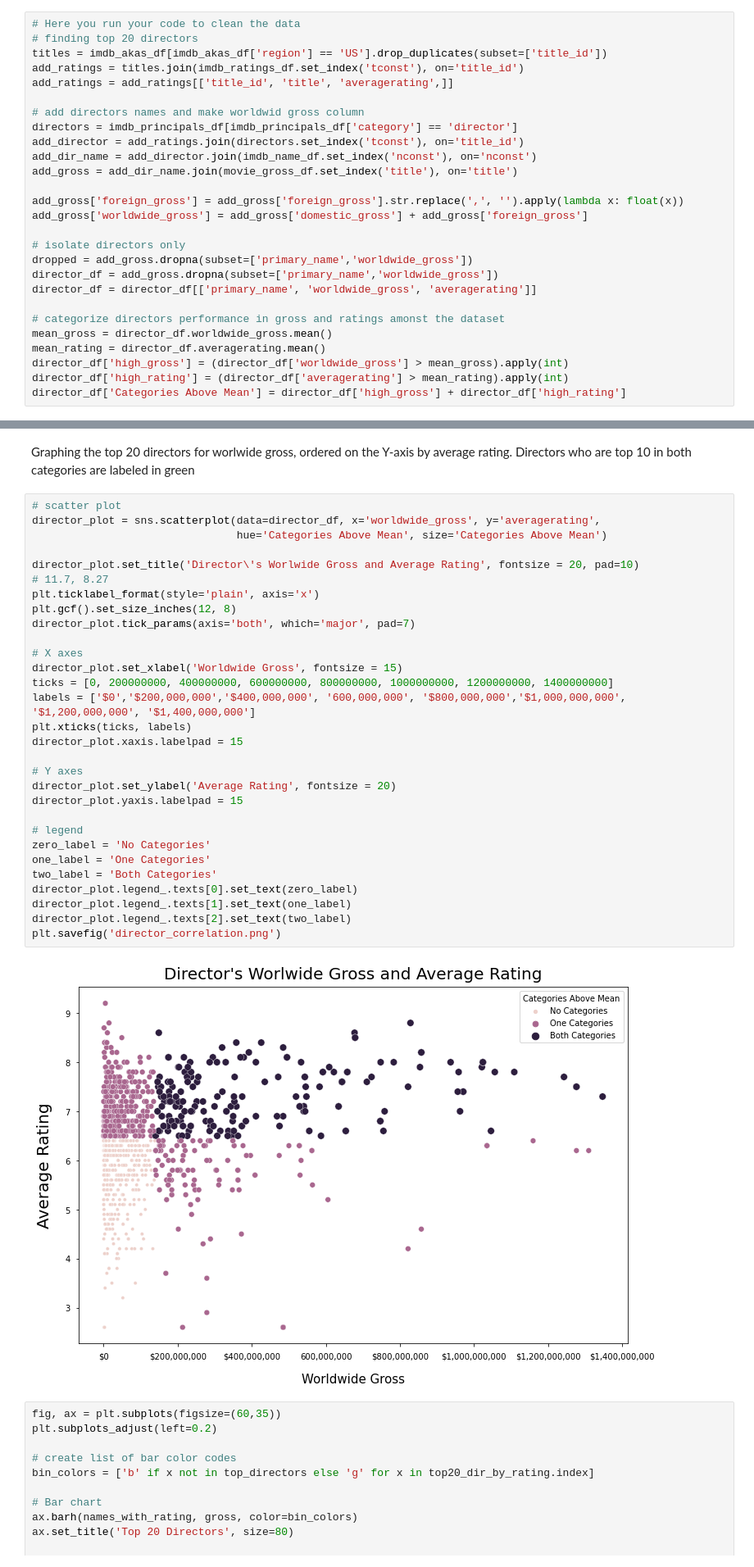
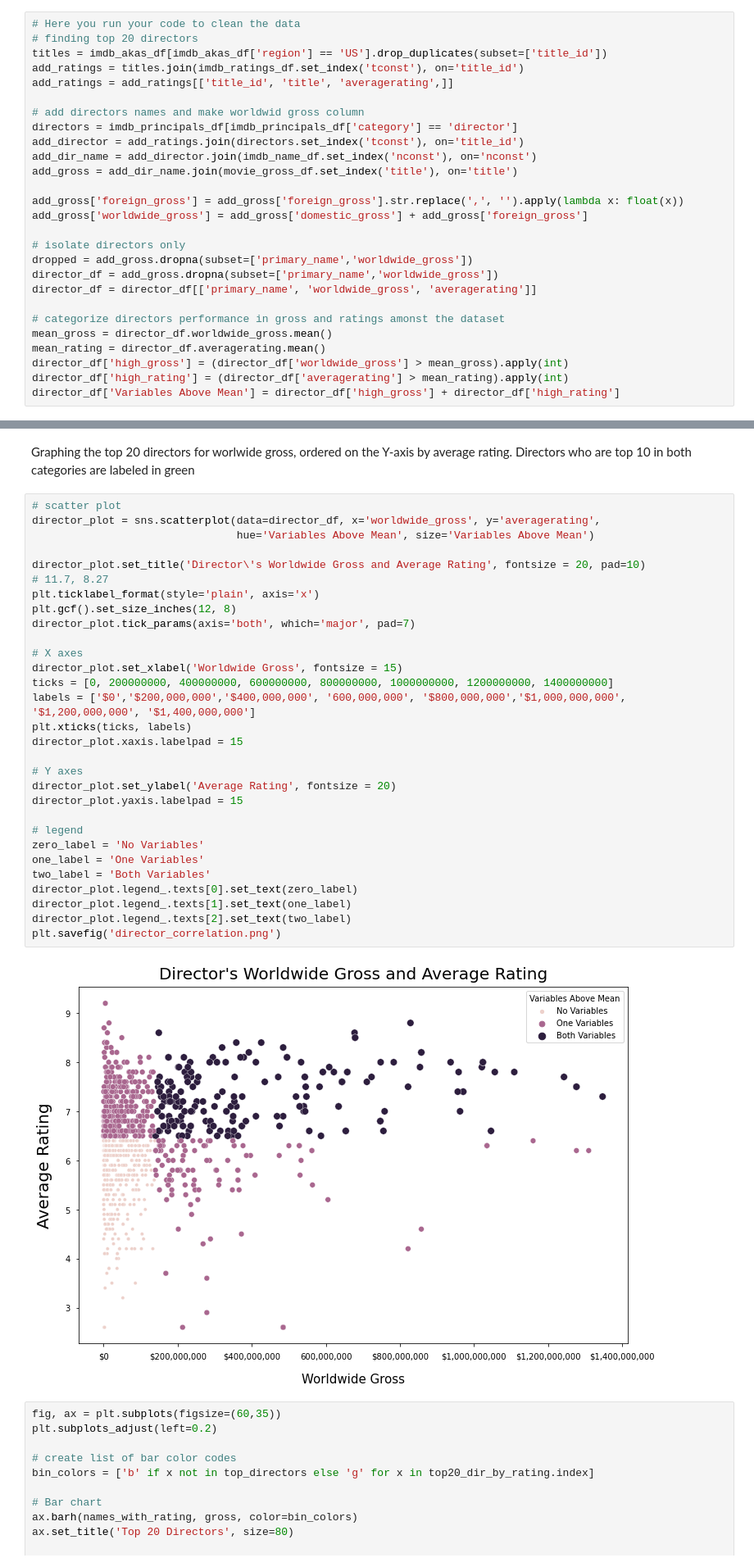
Before and after one commit to zach-hanly/microsoft_movie_project, a Jupyter notebook: zach/dsc-phase1-project-template.ipynb, the cells around one changed output, grey strips where cells are left out. Shown at 82% size. Saved outputs shown, nothing was run; the diff lists cells and outputs as text.

```diff
--- a/zach/dsc-phase1-project-template.ipynb
+++ b/zach/dsc-phase1-project-template.ipynb
@@ -100,7 +100,7 @@ mean_gross = director_df.worldwide_gross.mean()
 mean_rating = director_df.averagerating.mean()
 director_df['high_gross'] = (director_df['worldwide_gross'] > mean_gross).apply(int)
 director_df['high_rating'] = (director_df['averagerating'] > mean_rating).apply(int)
-director_df['Categories Above Mean'] = director_df['high_gross'] + director_df['high_rating']
+director_df['Variables Above Mean'] = director_df['high_gross'] + director_df['high_rating']
 # %%
 # grouped by director
 director_grouped_df = dropped.groupby('primary_name').mean()
@@ -159,35 +159,35 @@ Graphing the top 20 directors for worlwide gross, ordered on the Y-axis by avera
 # %%
 # scatter plot
 director_plot = sns.scatterplot(data=director_df, x='worldwide_gross', y='averagerating',
-                                hue='Categories Above Mean', size='Categories Above Mean')
+                                hue='Variables Above Mean', size='Variables Above Mean')
 
-director_plot.set_title('Director\'s Worlwide Gross and Average Rating', fontsize = 20, pad=10)
+director_plot.set_title('Director\'s Worldwide Gross and Average Rating', fontsize = 20, pad=10)
 # 11.7, 8.27
 plt.ticklabel_format(style='plain', axis='x')
 plt.gcf().set_size_inches(12, 8)
 director_plot.tick_params(axis='both', which='major', pad=7)
 
 # X axes
 director_plot.set_xlabel('Worldwide Gross', fontsize = 15)
 ticks = [0, 200000000, 400000000, 600000000, 800000000, 1000000000, 1200000000, 1400000000]
 labels = ['$0','$200,000,000','$400,000,000', '600,000,000', '$800,000,000','$1,000,000,000', '$1,200,000,000', '$1,400,000,000']
 plt.xticks(ticks, labels)
 director_plot.xaxis.labelpad = 15
 
 # Y axes
 director_plot.set_ylabel('Average Rating', fontsize = 20)
 director_plot.yaxis.labelpad = 15
 
 # legend
-zero_label = 'No Categories'
-one_label = 'One Categories'
-two_label = 'Both Categories'
+zero_label = 'No Variables'
+one_label = 'One Variables'
+two_label = 'Both Variables'
 director_plot.legend_.texts[0].set_text(zero_label)
 director_plot.legend_.texts[1].set_text(one_label)
 director_plot.legend_.texts[2].set_text(two_label)
 plt.savefig('director_correlation.png')
 # %% [output]
-[figure, old version]
+[figure, new version]
 # %%
 fig, ax = plt.subplots(figsize=(60,35))
 plt.subplots_adjust(left=0.2)
```
Also changed, not shown: 5 other files.
